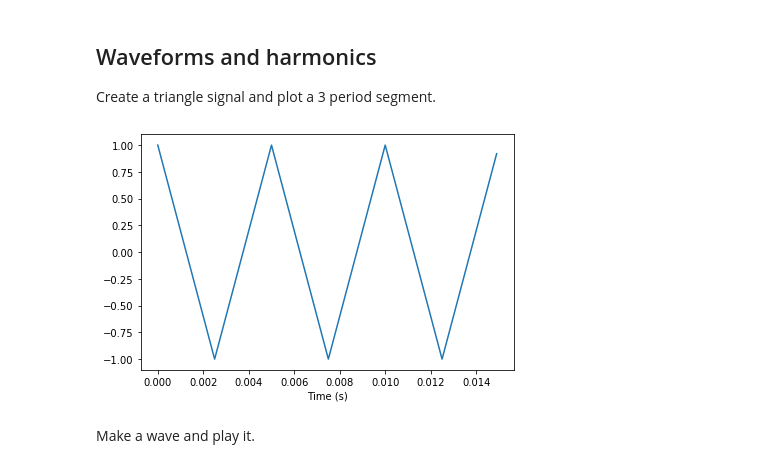
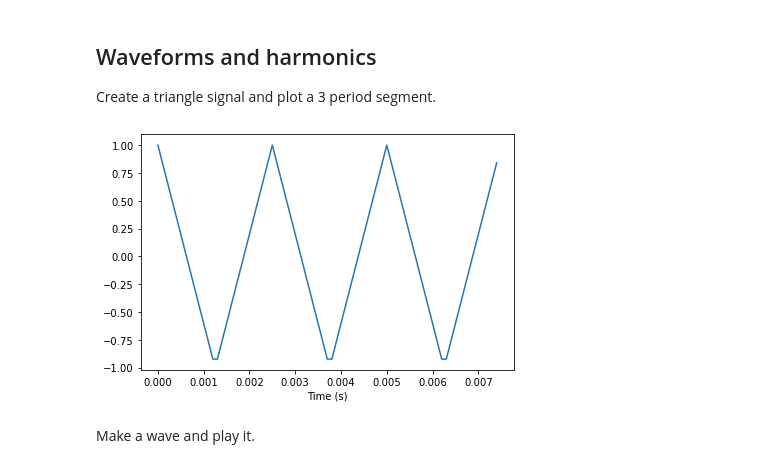
Before and after one commit to surbhit21/ThinkDSP, a Jupyter notebook: code/chap02.ipynb, the cells around one changed output. Saved outputs shown, nothing was run; the diff lists cells and outputs as text; code cells hidden in the pictures.

```diff
--- a/code/chap02.ipynb
+++ b/code/chap02.ipynb
@@ -20,14 +20,14 @@ Create a triangle signal and plot a 3 period segment.
 # %%
 from thinkdsp import TriangleSignal
 from thinkdsp import decorate
 
-signal = TriangleSignal(200)
+signal = TriangleSignal(400)
 duration = signal.period*3
 segment = signal.make_wave(duration, framerate=10000)
 segment.plot()
 decorate(xlabel='Time (s)')
 # %% [output]
-[figure, old version]
+[figure, new version]
 # %% [markdown]
 Make a wave and play it.
 # %%
```
Also changed, not shown: parts of 33 cells of this notebook, 1 other file.
